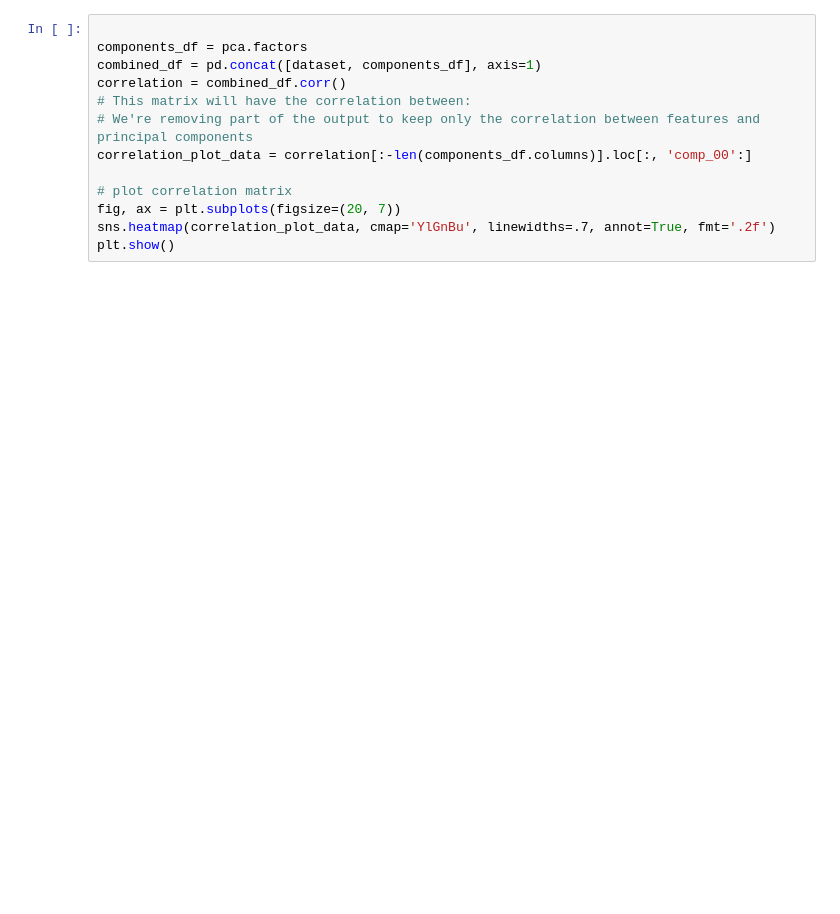
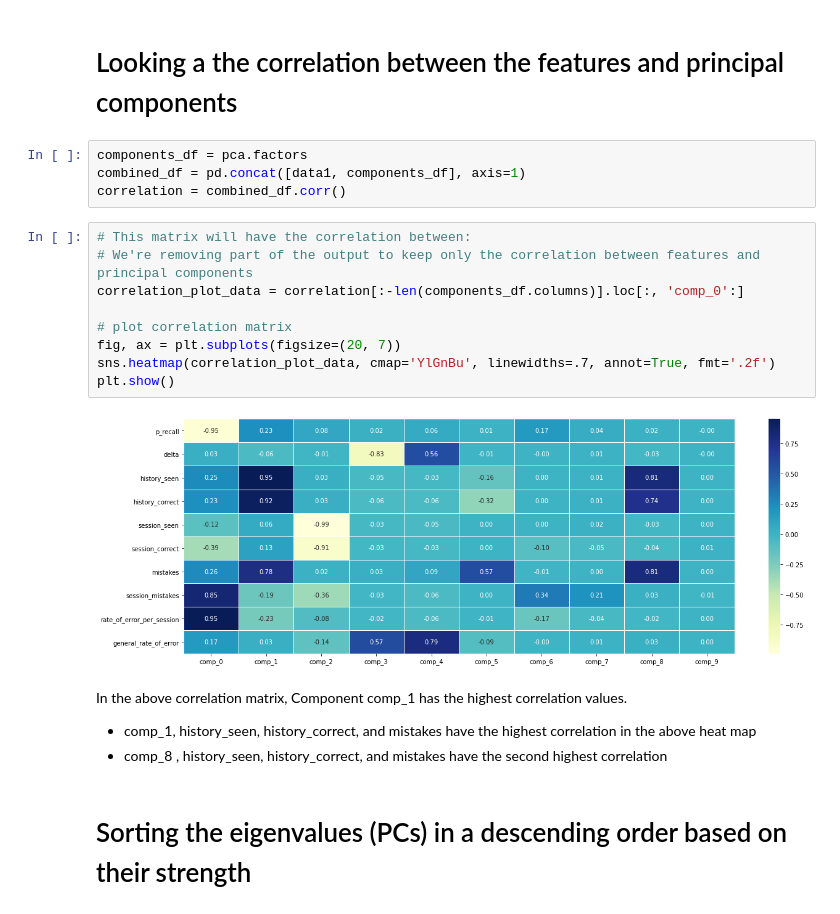
Before and after one commit to zeineb-ouerghi/Capstone-Project-, a Jupyter notebook: PCA_Exploratory_Analysis.ipynb, the cells around one changed output. Cells and saved outputs as stored; diff of their text form; blank space fills up the shorter version.

```diff
--- a/PCA_Exploratory_Analysis.ipynb
+++ b/PCA_Exploratory_Analysis.ipynb
@@ -54,13 +71,23 @@ plt.show()
+# %% [markdown]
+# Looking a the correlation between the features and principal components
+# %%
+components_df = pca.factors
+combined_df = pd.concat([data1, components_df], axis=1)
+correlation = combined_df.corr()
 # %%
-
-components_df = pca.factors
-combined_df = pd.concat([dataset, components_df], axis=1)
-correlation = combined_df.corr()
 # This matrix will have the correlation between:
 # We're removing part of the output to keep only the correlation between features and principal components
-correlation_plot_data = correlation[:-len(components_df.columns)].loc[:, 'comp_00':]
+correlation_plot_data = correlation[:-len(components_df.columns)].loc[:, 'comp_0':]
 
 # plot correlation matrix
 fig, ax = plt.subplots(figsize=(20, 7))
 sns.heatmap(correlation_plot_data, cmap='YlGnBu', linewidths=.7, annot=True, fmt='.2f')
 plt.show()
+# %% [output]
+[figure, added]
+# %% [markdown]
+In the above correlation matrix, Component  comp_1 has the highest correlation values.
+- comp_1, history_seen, history_correct, and mistakes have the highest correlation in the above heat map
+- comp_8 , history_seen, history_correct, and mistakes have the second highest correlation
+# %% [markdown]
+# Sorting the eigenvalues (PCs) in a descending order based on their strength
```
Also changed, not shown: parts of 16 cells of this notebook.
